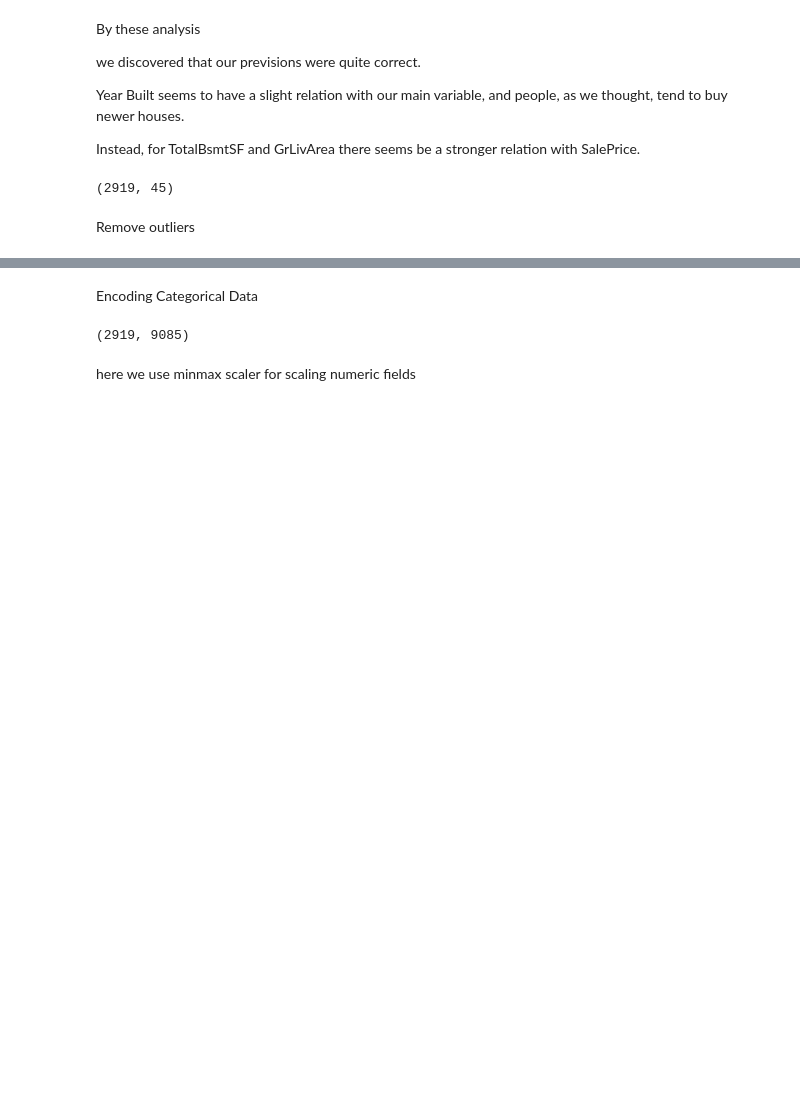
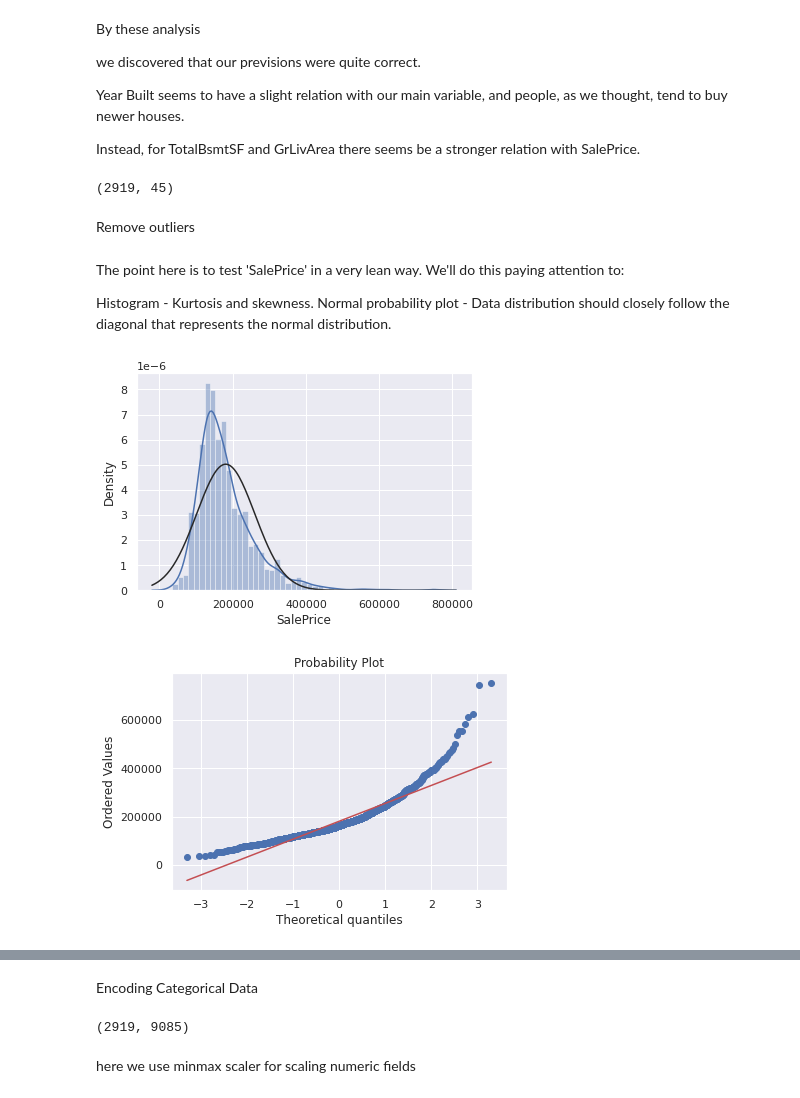
Before and after one commit to Aboubacar2012/ML_Project, a Jupyter notebook: housing.ipynb, the cells around one changed output, grey strips where cells are left out. Cells and saved outputs as stored; diff of their text form; code cells hidden in the pictures; blank space fills up the shorter version.

```diff
--- a/housing.ipynb
+++ b/housing.ipynb
@@ -481,3 +519,18 @@ df = mod_outlier(df)
 for i in df[n_features]:
     sns.boxplot(x=df[i])
     plt.show()
+# %% [markdown]
+The point here is to test 'SalePrice' in a very lean way. We'll do this paying attention to:
+
+Histogram - Kurtosis and skewness.
+Normal probability plot - Data distribution should closely follow the diagonal that represents the normal distribution.
+# %%
+#histogram and normal probability plot
+from scipy.stats import norm
+from scipy import stats
+sns.distplot(df_train['SalePrice'], fit=norm);
+fig = plt.figure()
+res = stats.probplot(df_train['SalePrice'], plot=plt)
+# %% [output]
+[figure, added]
+[figure, added]
```
Also changed, not shown: parts of 27 cells of this notebook.
